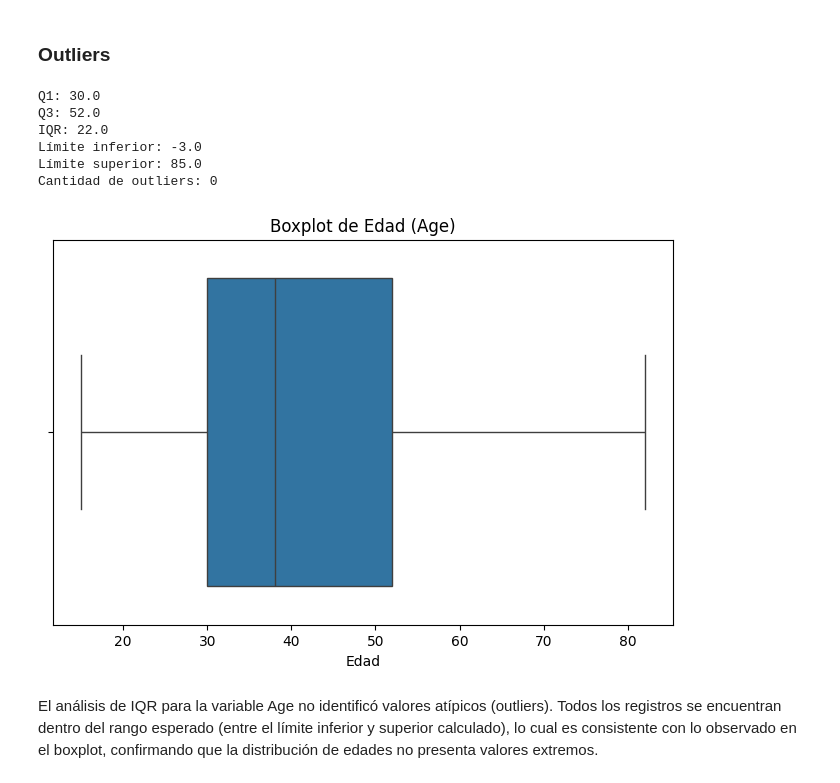
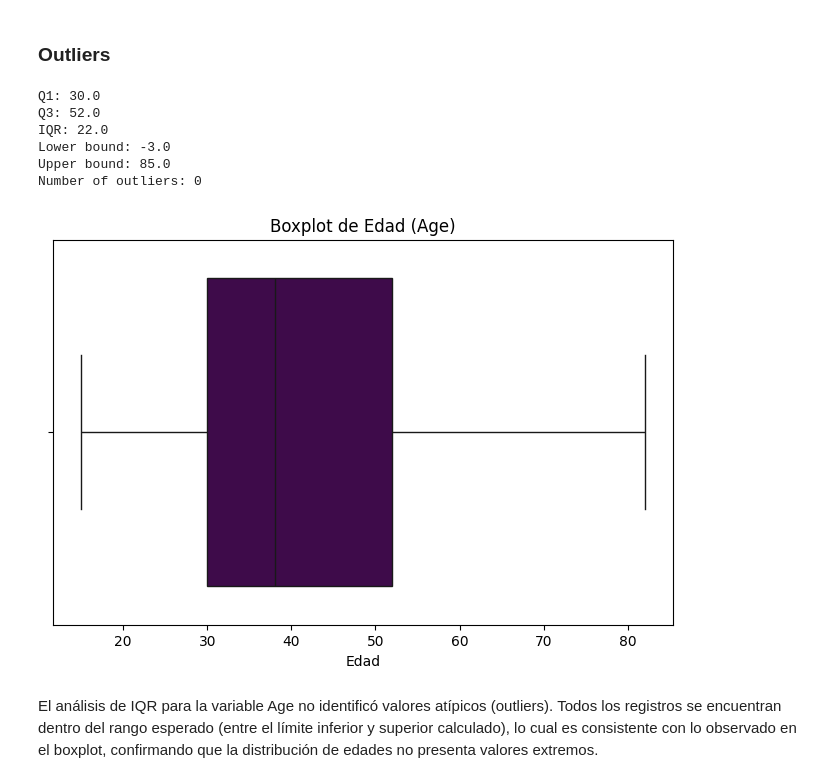
Before and after one commit to lacastrilf/Workshops-Machine-Learning, a Jupyter notebook: 02_Workshop/thyroid/thyroid.ipynb, the cells around one changed output. Saved outputs shown, nothing was run; the diff lists cells and outputs as text; code cells hidden in the pictures.

```diff
--- a/02_Workshop/thyroid/thyroid.ipynb
+++ b/02_Workshop/thyroid/thyroid.ipynb
@@ -221,39 +230,44 @@ Se verificó la consistencia de los datos analizando los valores únicos en cada
 # %% [markdown]
 ### Outliers
 # %%
-# Cálculo de IQR para Age
-Q1 = df_thyroid['Age'].quantile(0.25)
-Q3 = df_thyroid['Age'].quantile(0.75)
-IQR = Q3 - Q1
+# Cálculo de IQR para detectar outliers en Age
+q1 = df_thyroid['Age'].quantile(0.25)
+q3 = df_thyroid['Age'].quantile(0.75)
+iqr = q3 - q1
 
-limite_inferior = Q1 - 1.5 * IQR
-limite_superior = Q3 + 1.5 * IQR
+lower_bound = q1 - 1.5 * iqr
+upper_bound = q3 + 1.5 * iqr
 
-outliers = df_thyroid[(df_thyroid['Age'] < limite_inferior) | (df_thyroid['Age'] > limite_superior)]
+outliers = df_thyroid[(df_thyroid['Age'] < lower_bound) | (df_thyroid['Age'] > upper_bound)]
 
-print(f"Q1: {Q1}")
-print(f"Q3: {Q3}")
-print(f"IQR: {IQR}")
-print(f"Límite inferior: {limite_inferior}")
-print(f"Límite superior: {limite_superior}")
-print(f"Cantidad de outliers: {outliers.shape[0]}")
+print(f"Q1: {q1}")
+print(f"Q3: {q3}")
+print(f"IQR: {iqr}")
+print(f"Lower bound: {lower_bound}")
+print(f"Upper bound: {upper_bound}")
+print(f"Number of outliers: {outliers.shape[0]}")
 # %% [output]
 Q1: 30.0
 Q3: 52.0
 IQR: 22.0
-Límite inferior: -3.0
-Límite superior: 85.0
-Cantidad de outliers: 0
+Lower bound: -3.0
+Upper bound: 85.0
+Number of outliers: 0
+# %%
+# Paleta de colores personalizada
+color_palette = ['#440154', '#3B528B', '#21918C', '#5EC962', '#FDE725']
+
+# Para que Seaborn la use por defecto en todos los gráficos
+sns.set_palette(color_palette)
 # %%
-plt.style.use('default')
-
+# Boxplot de la edad
 plt.figure(figsize=(8, 5))
 sns.boxplot(x=df_thyroid['Age'])
 plt.title('Boxplot de Edad (Age)')
 plt.xlabel('Edad')
 plt.show()
 # %% [output]
-[figure, old version]
+[figure, new version]
 # %% [markdown]
 El análisis de IQR para la variable Age no identificó valores atípicos (outliers). Todos los registros se encuentran dentro del rango esperado (entre el límite inferior y superior calculado), lo cual es consistente con lo observado en el boxplot, confirmando que la distribución de edades no presenta valores extremos.
 # %% [markdown]
```
Also changed, not shown: parts of 31 cells of this notebook.
